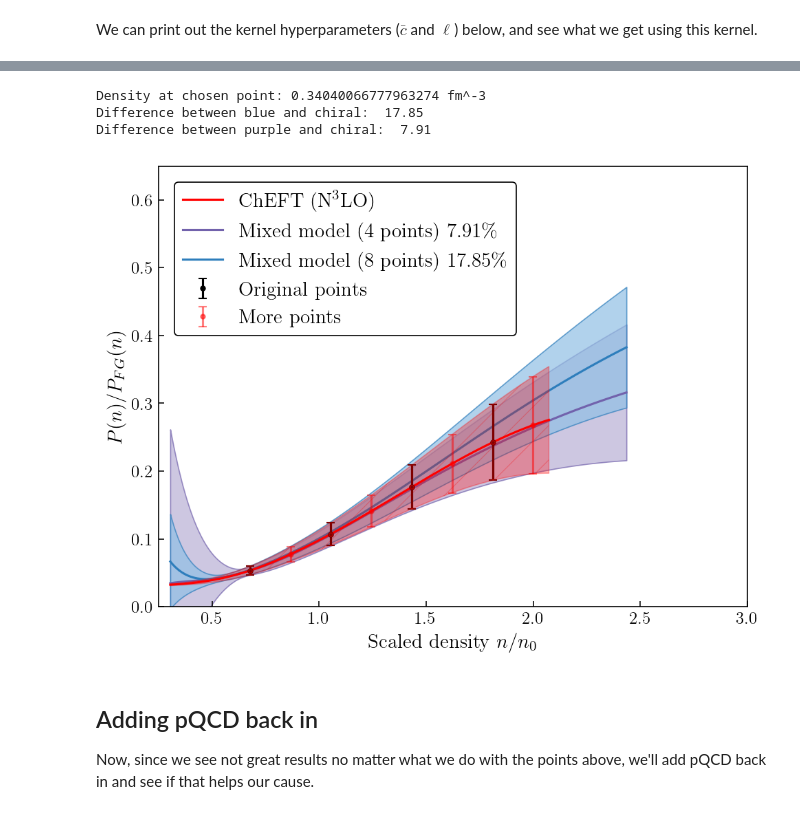
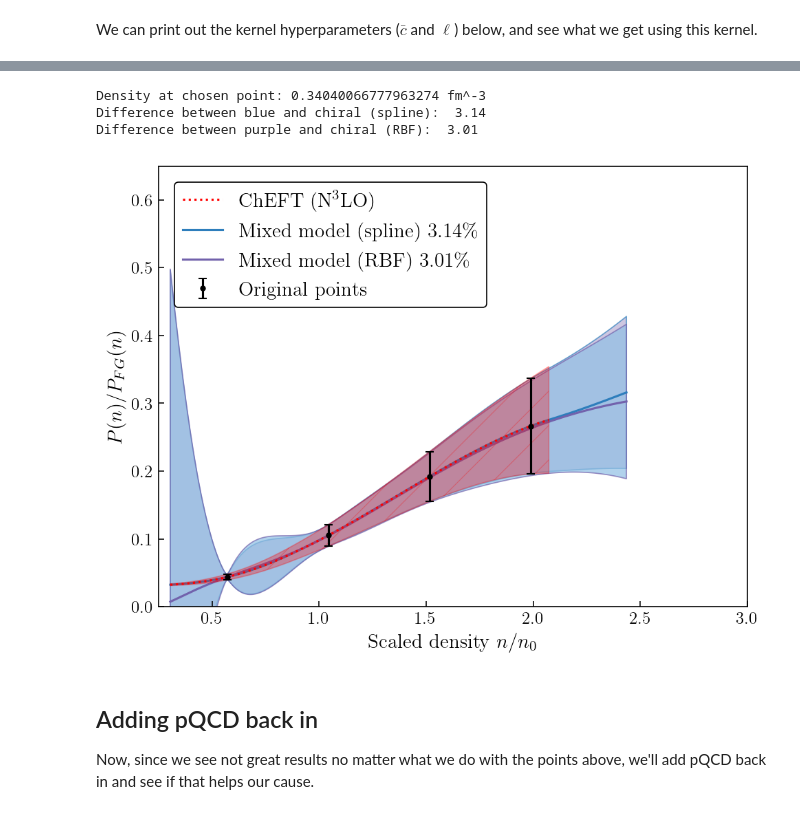
Before and after one commit to asemposki/neutron-rich-bmm, a Jupyter notebook: notebooks/Toy_GP_ANM.ipynb, the cells around one changed output, grey strips where cells are left out. Cells and saved outputs as stored; diff of their text form; code cells hidden in the pictures.

```diff
--- a/notebooks/Toy_GP_ANM.ipynb
+++ b/notebooks/Toy_GP_ANM.ipynb
@@ -225,10 +254,10 @@ elif cutoff == 20:
 #     * RBF(length_scale=0.9)
 
 X_train = np.log(training_data['dens']).reshape(-1,1)  # training in the log scale
-y_train = training_data['mean'].reshape(-1,1)
+y_train = (training_data['mean'] - piecewise(np.log(training_data['dens']))).reshape(-1,1)
 
-X_train_2 = np.log(training_data_2['dens']).reshape(-1,1)  # training in the log scale
-y_train_2 = training_data_2['mean'].reshape(-1,1)
+X_train_2 = np.log(training_data['dens']).reshape(-1,1)  # training in the log scale
+y_train_2 = training_data['mean'].reshape(-1,1)
 
 # create a small diagonal chicken nugget for the matrix (not needed without a prior?)
 nugget = 1e-12*np.diag(np.ones(len(training_data['cov'])))
@@ -246,7 +275,7 @@ gp.fit(X_train, y_train, priors=True, cutoff=cutoff, prior_choice='truncnorm_15'
 # running plot of multiple hyperprior choices
 gp1 = GaussianProcessRegressor2dNoise(
     kernel=kernel,
-    alpha=training_data_2['cov'] + nugget_2,  # here is where we input the full covariance matrix from the data
+    alpha=training_data['cov'] + nugget,  # here is where we input the full covariance matrix from the data
     n_restarts_optimizer=1000
 )
 
@@ -298,7 +321,8 @@ pqcd_convert_arr = convert_interp(density_test)
 # use the testing density array now for predicting at new locations (also in log space)
 X = np.log(density_test).reshape(-1,1)
 
-y_pred_0, y_stdv_0 = gp.predict(X, return_std=True)
+y_pred_0_scaled, y_stdv_0 = gp.predict(X, return_std=True)
+y_pred_0 = y_pred_0_scaled + piecewise(X)
 _, y_cov_0 = gp.predict(X, return_cov=True)
 
 y_pred_1, y_stdv_1 = gp1.predict(X, return_std=True)
@@ -306,8 +330,9 @@ _, y_cov_1 = gp1.predict(X, return_cov=True)
 # %%
 # compare the size of the error bars for both theories below at some select point (last point)
 band_chiral = p_stdv_xeft[-1]
-band_gp = y_stdv_1[497]  # 2n0
-band_gp_2 = y_stdv_0[497]
+ind_chi = np.where([density_test[i] > 0.34 for i in range(len(density_test))])[0][0]
+band_gp = y_stdv_0[ind_chi]  # 2n0
+band_gp_2 = y_stdv_1[ind_chi]
 #band_pqcd = p_stdv_pqcd[0]
 
 # if cutoff == 20:
@@ -318,61 +343,61 @@ band_gp_2 = y_stdv_0[497]
 #     band_gp_pqcd = y_stdv_1[index_pqcd40]
 # print('here', band_gp_pqcd)
 # print('here 2', band_pqcd)
-print('Density at chosen point:', density_test[497], 'fm^-3')
+print('Density at chosen point:', density_test[ind_chi], 'fm^-3')
 
 # save for plot
 diff_chiral_gp1 = round(((band_chiral - band_gp)/(band_chiral))*100, 2)
 diff_chiral_gp2 = round(((band_chiral - band_gp_2)/(band_chiral))*100, 2)
 
 # print out the differences
-print('Difference between blue and chiral: ', diff_chiral_gp1)
-print('Difference between purple and chiral: ', diff_chiral_gp2)
+print('Difference between blue and chiral (spline): ', diff_chiral_gp1)
+print('Difference between purple and chiral (RBF): ', diff_chiral_gp2)
 # %% [output]
 Density at chosen point: 0.34040066777963274 fm^-3
-Difference between blue and chiral:  17.85
-Difference between purple and chiral:  7.91
+Difference between blue and chiral (spline):  3.14
+Difference between purple and chiral (RBF):  3.01
 # %%
 fig, ax = plt.subplots(dpi=150)
 ax.set_xlim(min(density_test/n0), 100.0)
 ax.set_ylim(0, 1.5)
 #ax.set_xscale('log') # plot in log base 10
 ax.set_xlabel(r'$n/n_{0}$')
 ax.set_ylabel(r'$P(n)/P_{FG}(n)$')
 
 # chiral EFT and pQCD curves, training data
-ax.plot(n_xeft/n0, p_mean_xeft, color='red', label=r'ChEFT (N$^3$LO)')
+ax.plot(n_xeft/n0, p_mean_xeft, color='red', label=r'ChEFT (N$^3$LO)', linestyle='dotted')
 ax.fill_between(n_xeft/n0, p_mean_xeft-p_stdv_xeft, p_mean_xeft+p_stdv_xeft, alpha=0.3, \
                 color=color_xeft, hatch='/')
 ax.errorbar(x=training_data['dens']/n0, y=training_data['mean'], yerr=training_data['std'], color='k', \
             **errorbar_kwargs, label=r'Original points')
-ax.errorbar(x=training_data_2['dens']/n0, y=training_data_2['mean'], yerr=training_data_2['std'], color='r', \
-            **errorbar_kwargs_2, label=r'More points', alpha=0.5)
+# ax.errorbar(x=training_data_2['dens']/n0, y=training_data_2['mean'], yerr=training_data_2['std'], color='r', \
+#             **errorbar_kwargs_2, label=r'More points', alpha=0.5)
 
 # ax.plot(n_pqcd/n0, p_mean_pqcd, color='blue', label=r'pQCD (N$^2$LO)')
 # ax.fill_between(n_pqcd/n0, p_mean_pqcd-p_stdv_pqcd, p_mean_pqcd+p_stdv_pqcd, alpha=0.3, color=color_pqcd, \
 #                hatch='/')
 
 # GP kernel choice results and uncertainty bands
-ax.plot(density_test/n0, y_pred_0, c=colors[2], \
-        label=r'Mixed model ({} points) {}\%'.format(len(training_data['cov']), diff_chiral_gp2), zorder=-1)
+ax.plot(density_test/n0, y_pred_0, c=colors[1], \
+        label=r'Mixed model (spline) {}\%'.format(diff_chiral_gp1), zorder=-1)
 ax.fill_between(density_test/n0, y_pred_0-y_stdv_0, y_pred_0+y_stdv_0, facecolor=light_colors[2], \
+                edgecolor=colors[1], alpha=0.7, zorder=-2)
+
+ax.plot(density_test/n0, y_pred_1, c=colors[2], \
+        label=r'Mixed model (RBF) {}\%'.format(diff_chiral_gp2), zorder=-1)
+ax.fill_between(density_test/n0, y_pred_1-y_stdv_1, y_pred_1+y_stdv_1, facecolor=light_colors[1], \
                 edgecolor=colors[2], alpha=0.7, zorder=-2)
-
-ax.plot(density_test/n0, y_pred_1, c=colors[1], \
-        label=r'Mixed model ({} points) {}\%'.format(len(training_data_2['cov']), diff_chiral_gp1), zorder=-1)
-ax.fill_between(density_test/n0, y_pred_1-y_stdv_1, y_pred_1+y_stdv_1, facecolor=light_colors[1], \
-                edgecolor=colors[1], alpha=0.7, zorder=-2)
 
 plt.xlim(0.25, 3.0)
 plt.ylim(0.0, 0.65)
 plt.xticks(fontsize=12)
 plt.yticks(fontsize=12)
 plt.xlabel(r'Scaled density $n/n_{0}$', fontsize=14)
 plt.ylabel(r'$P(n)/P_{FG}(n)$', fontsize=14)
 plt.legend(fontsize=14, loc='upper left')
 plt.show()
 # %% [output]
-[figure, old version]
+[figure, new version]
 # %% [markdown]
 ## Adding pQCD back in
 
```
Also changed, not shown: parts of 15 cells of this notebook, 3 other files.
